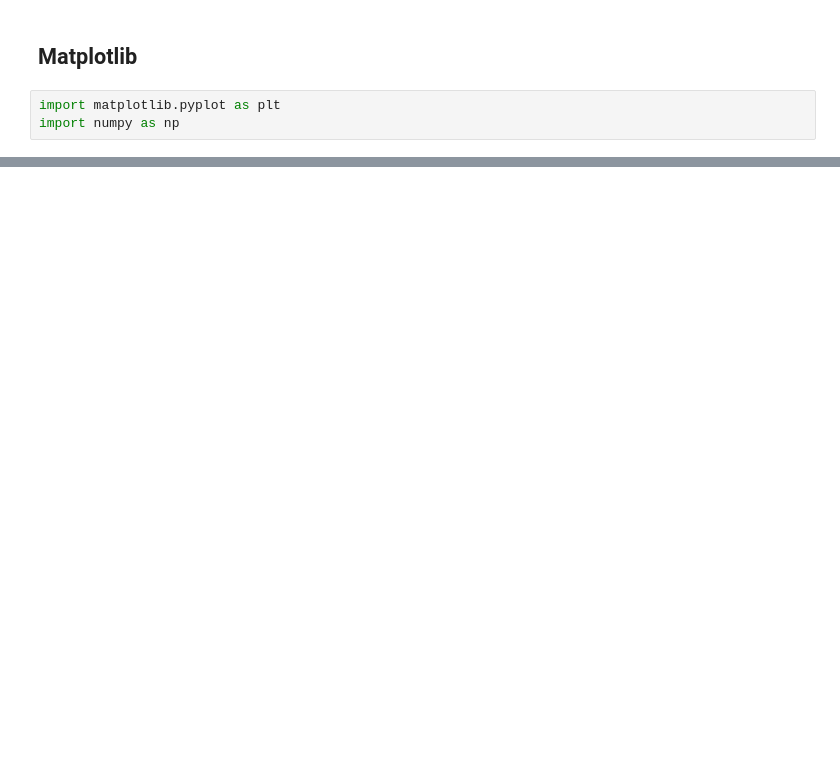
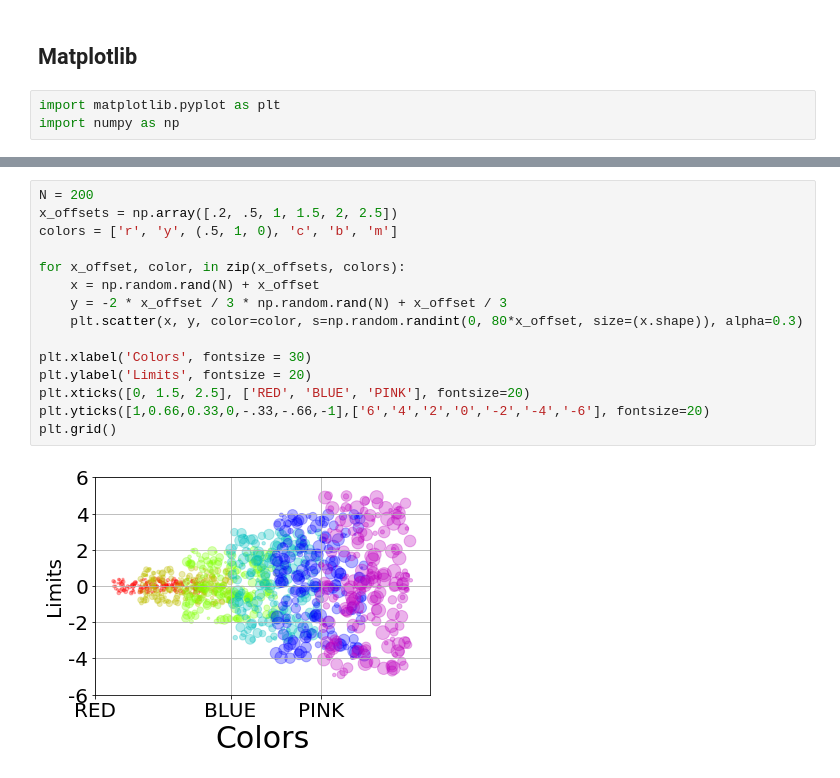
Before and after one commit to lauralopezgaldo/msne-cs-2018-git, a Jupyter notebook: notebooks/Matplotlib_exercises.ipynb, the cells around one changed output, grey strips where cells are left out. Drawn from its saved outputs; the diff is of its cells as text; blank space fills up the shorter version.

```diff
--- a/notebooks/Matplotlib_exercises.ipynb
+++ b/notebooks/Matplotlib_exercises.ipynb
@@ -45,0 +111,17 @@ plt.grid()
+# %%
+N = 200
+x_offsets = np.array([.2, .5, 1, 1.5, 2, 2.5])
+colors = ['r', 'y', (.5, 1, 0), 'c', 'b', 'm']
+
+for x_offset, color, in zip(x_offsets, colors):
+    x = np.random.rand(N) + x_offset
+    y = -2 * x_offset / 3 * np.random.rand(N) + x_offset / 3
+    plt.scatter(x, y, color=color, s=np.random.randint(0, 80*x_offset, size=(x.shape)), alpha=0.3)
+
+plt.xlabel('Colors', fontsize = 30)
+plt.ylabel('Limits', fontsize = 20)
+plt.xticks([0, 1.5, 2.5], ['RED', 'BLUE', 'PINK'], fontsize=20)
+plt.yticks([1,0.66,0.33,0,-.33,-.66,-1],['6','4','2','0','-2','-4','-6'], fontsize=20)
+plt.grid()
+# %% [output]
+[figure, added]
```
Also changed, not shown: parts of 6 cells of this notebook, 1 other file.
